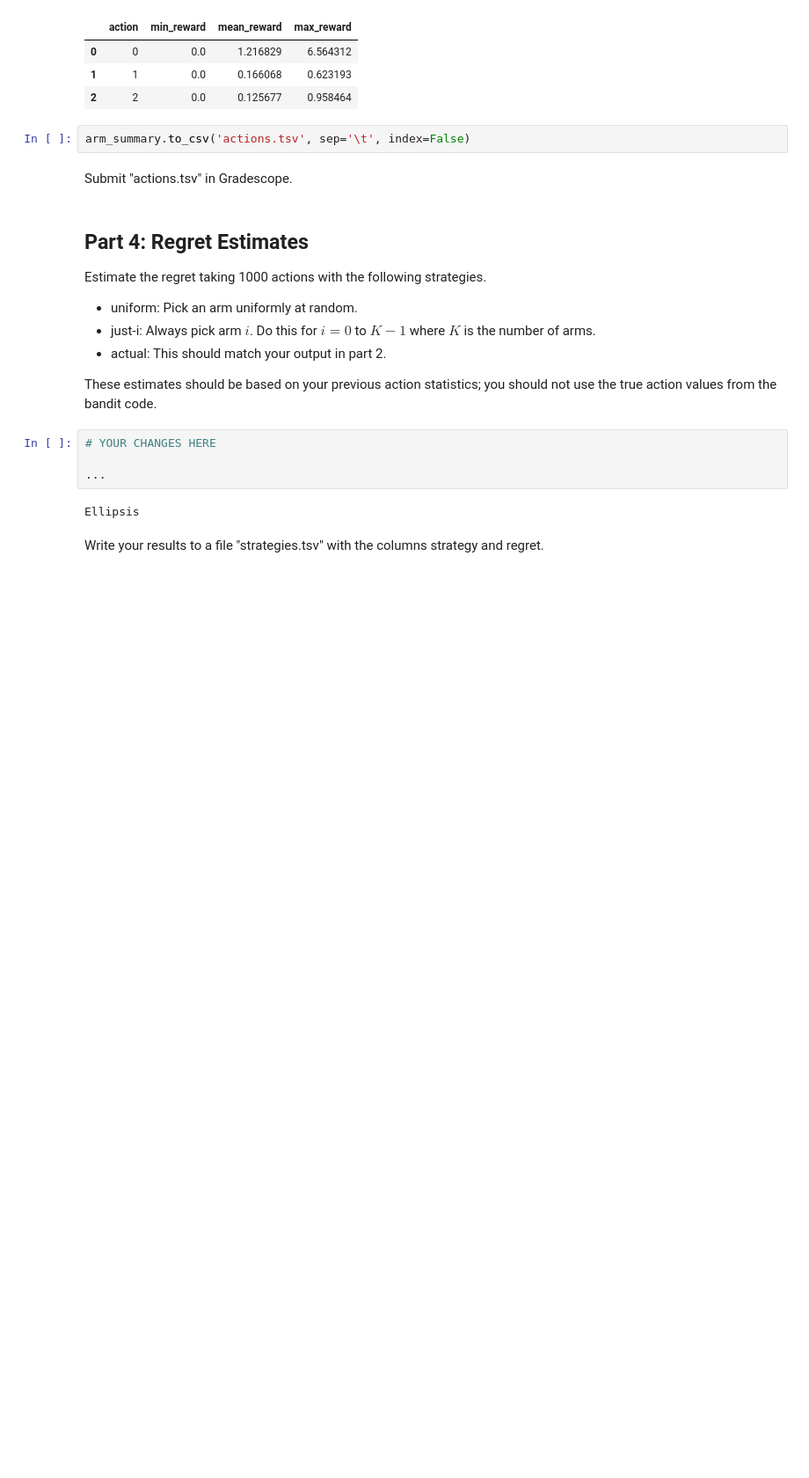
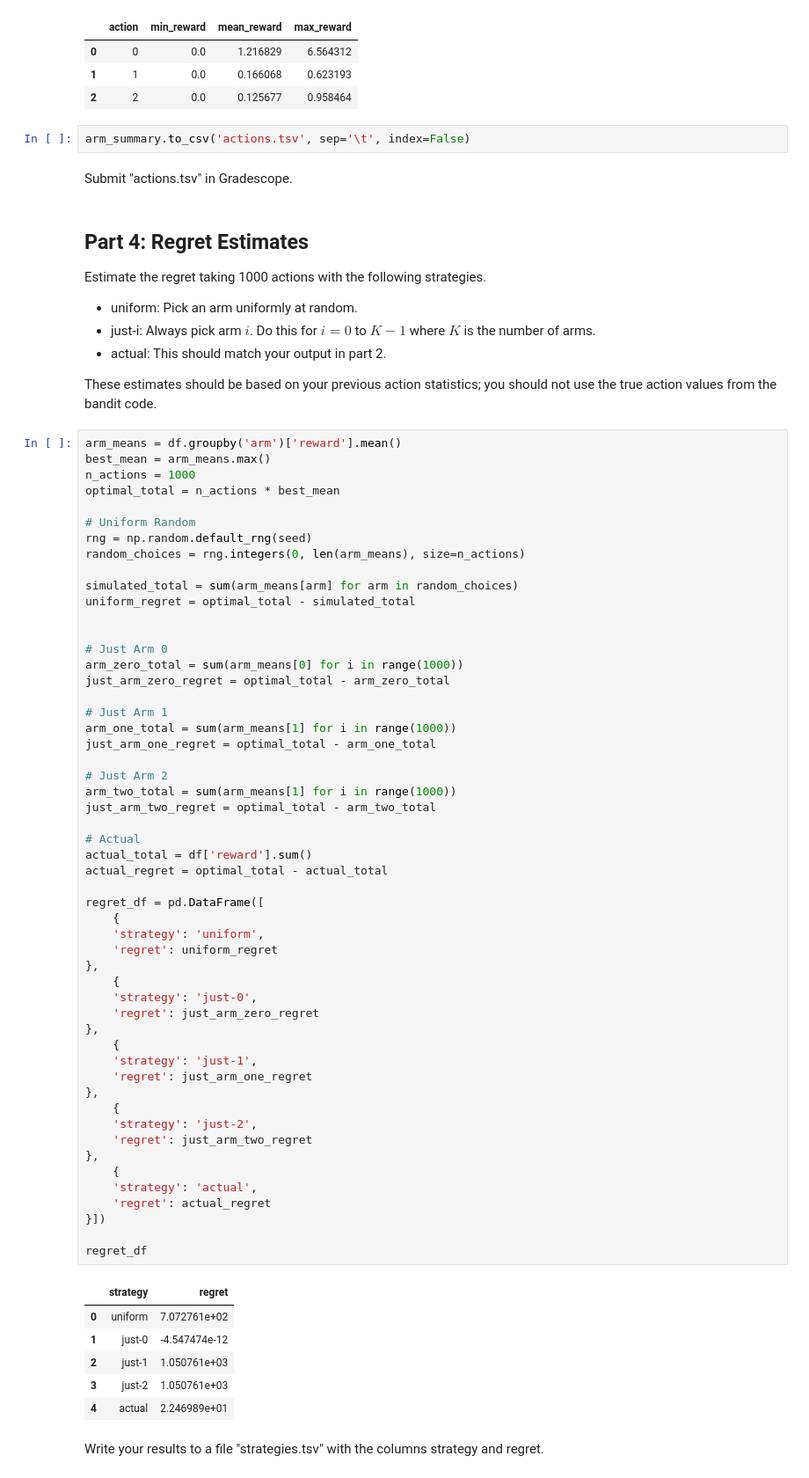
Before and after one commit to aidandig/dx704-project-03, a Jupyter notebook: dx704-project-03.ipynb, the cells around one changed output. Shown at 88% size. Cells and saved outputs as stored; diff of their text form; blank space fills up the shorter version.

Commit message:
strategy regret estimates

```diff
--- a/dx704-project-03.ipynb
+++ b/dx704-project-03.ipynb
@@ -204,11 +204,65 @@ Estimate the regret taking 1000 actions with the following strategies.
 * actual: This should match your output in part 2.
 
 These estimates should be based on your previous action statistics; you should not use the true action values from the bandit code.
-# %%
-# YOUR CHANGES HERE
-
-...
-# %% [output]
-Ellipsis
+# %%
+arm_means = df.groupby('arm')['reward'].mean()
+best_mean = arm_means.max()
+n_actions = 1000
+optimal_total = n_actions * best_mean
+
+# Uniform Random
+rng = np.random.default_rng(seed)
+random_choices = rng.integers(0, len(arm_means), size=n_actions)
+
+simulated_total = sum(arm_means[arm] for arm in random_choices)
+uniform_regret = optimal_total - simulated_total
+
+
+# Just Arm 0
+arm_zero_total = sum(arm_means[0] for i in range(1000))
+just_arm_zero_regret = optimal_total - arm_zero_total
+
+# Just Arm 1
+arm_one_total = sum(arm_means[1] for i in range(1000))
+just_arm_one_regret = optimal_total - arm_one_total
+
+# Just Arm 2
+arm_two_total = sum(arm_means[1] for i in range(1000))
+just_arm_two_regret = optimal_total - arm_two_total
+
+# Actual
+actual_total = df['reward'].sum()
+actual_regret = optimal_total - actual_total
+
+regret_df = pd.DataFrame([
+    {
+    'strategy': 'uniform',
+    'regret': uniform_regret
+},
+    {
+    'strategy': 'just-0',
+    'regret': just_arm_zero_regret
+},
+    {
+    'strategy': 'just-1',
+    'regret': just_arm_one_regret
+},
+    {
+    'strategy': 'just-2',
+    'regret': just_arm_two_regret
+},
+    {
+    'strategy': 'actual',
+    'regret': actual_regret
+}])
+
+regret_df
+# %% [output]
+|  | strategy | regret |
+| 0 | uniform | 7.072761e+02 |
+| 1 | just-0 | -4.547474e-12 |
+| 2 | just-1 | 1.050761e+03 |
+| 3 | just-2 | 1.050761e+03 |
+| 4 | actual | 2.246989e+01 |
 # %% [markdown]
 Write your results to a file "strategies.tsv" with the columns strategy and regret.
```
Also changed, not shown: parts of 2 cells of this notebook, 1 other file.
